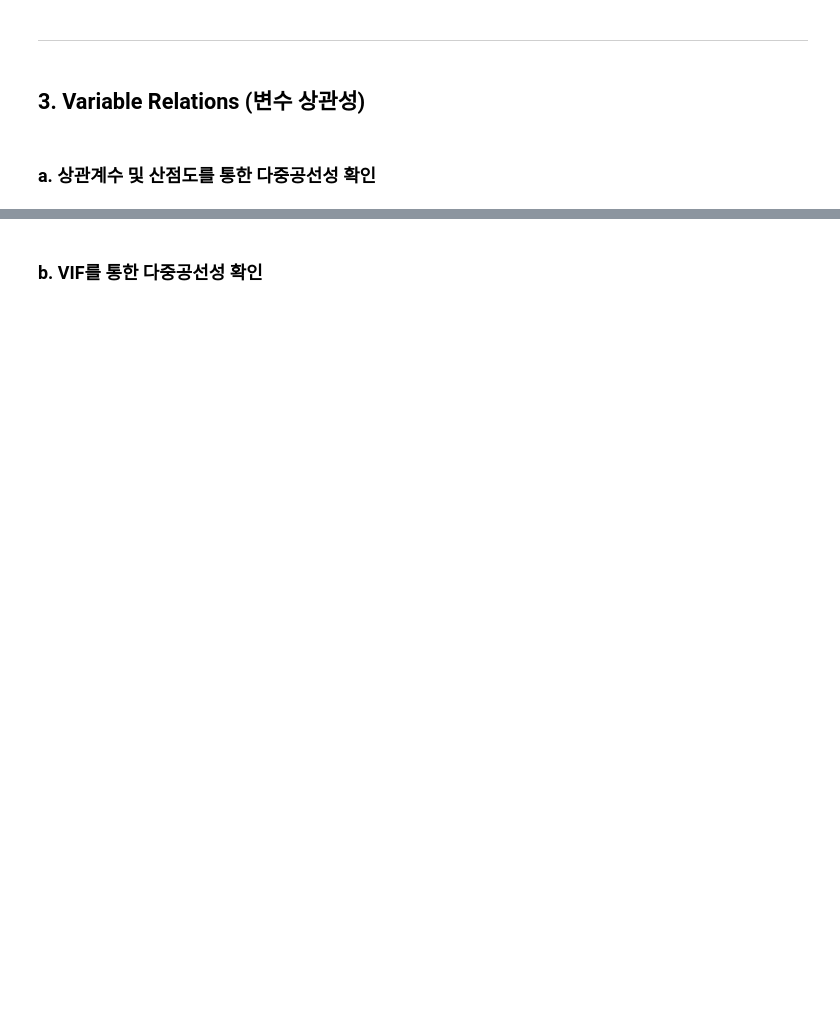
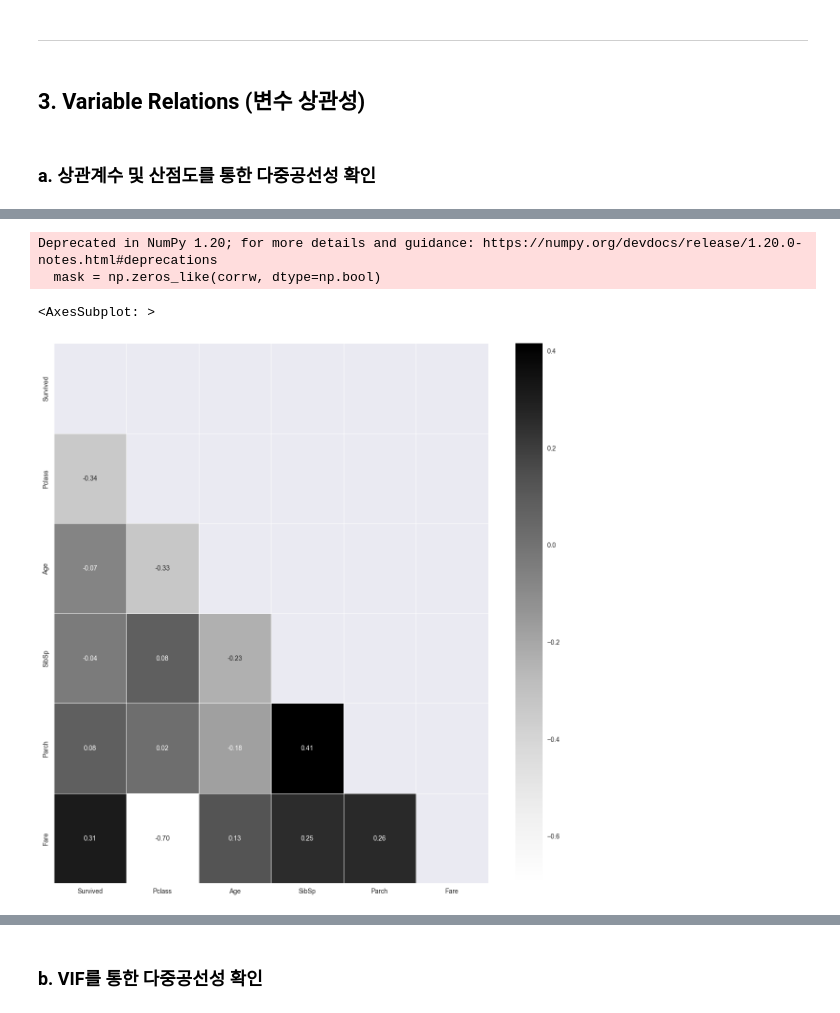
Before and after one commit to lululunay/cloud, a Jupyter notebook: 타이타닉_데이터를 활용한 데이터 분석 (실습파일).ipynb, the cells around one changed output, grey strips where cells are left out. Drawn from its saved outputs; the diff is of its cells as text; code cells hidden in the pictures; blank space fills up the shorter version.

```diff
--- a/타이타닉_데이터를 활용한 데이터 분석 (실습파일).ipynb
+++ b/타이타닉_데이터를 활용한 데이터 분석 (실습파일).ipynb
@@ -422,0 +423,18 @@ x.corr()
+# %%
+# 3) 상관행렬 시각화
+import seaborn as sns
+
+corrw = pd.DataFrame(corrw)
+
+mask = np.zeros_like(corrw, dtype=np.bool)
+mask[np.triu_indices_from(mask)] = True
+
+# mask를 어떻게 쓰는건지 이해가 잘 안되긴 함
+
+plt.figure(figsize=(15,15))
+sns.heatmap(data = corrw, annot=True, linewidths=0.5, cmap='Greys', mask = mask, fmt = '.2f' )
+# %% [output]
+Deprecated in NumPy 1.20; for more details and guidance: https://numpy.org/devdocs/release/1.20.0-notes.html#deprecations
+  mask = np.zeros_like(corrw, dtype=np.bool)
+<AxesSubplot: >
+[figure, added]
```
Also changed, not shown: parts of 18 cells of this notebook.
